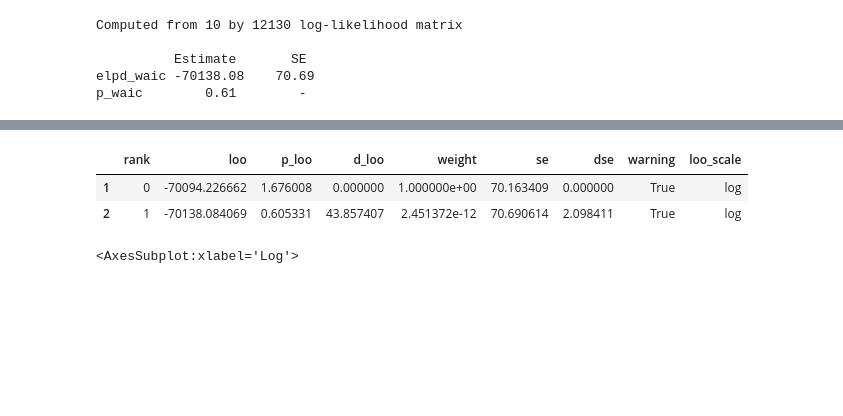
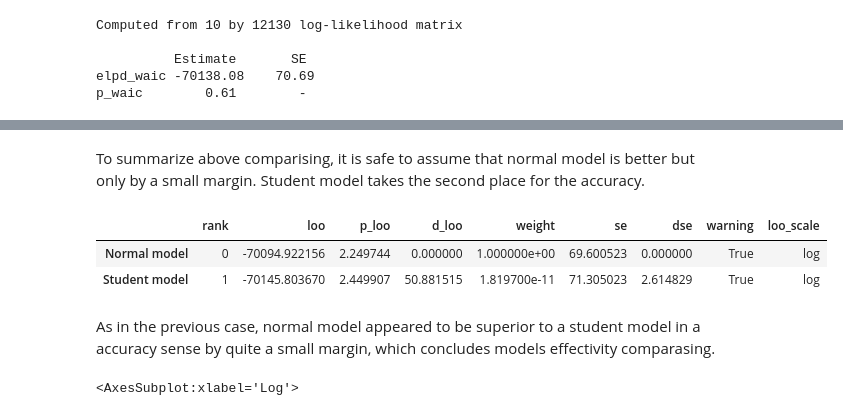
Before and after one commit to mck1303/DA_Project, a Jupyter notebook: DA.ipynb, the cells around one changed output, grey strips where cells are left out. Drawn from its saved outputs; the diff is of its cells as text; code cells hidden in the pictures; blank space fills up the shorter version.

```diff
--- a/DA.ipynb
+++ b/DA.ipynb
@@ -336,13 +454,17 @@ p_waic        0.61        -
+# %% [markdown]
+To summarize above comparising, it is safe to assume that normal model is better but only by a small margin. Student model takes the second place for the accuracy.
 # %%
 com1=az.from_cmdstanpy(m2)
 com2=az.from_cmdstanpy(m4)
 
-w53=az.compare({"1":com1,"2":com2})
+w53=az.compare({"Normal model":com1,"Student model":com2})
 w53
 # %% [output]
 |  | rank | loo | p_loo | d_loo | weight | se | dse | warning | loo_scale |
-| 1 | 0 | -70094.226662 | 1.676008 | 0.000000 | 1.000000e+00 | 70.163409 | 0.000000 | True | log |
-| 2 | 1 | -70138.084069 | 0.605331 | 43.857407 | 2.451372e-12 | 70.690614 | 2.098411 | True | log |
+| Normal model | 0 | -70094.922156 | 2.249744 | 0.000000 | 1.000000e+00 | 69.600523 | 0.000000 | True | log |
+| Student model | 1 | -70145.803670 | 2.449907 | 50.881515 | 1.819700e-11 | 71.305023 | 2.614829 | True | log |
+# %% [markdown]
+As in the previous case, normal model appeared to be superior to a student model in a accuracy sense by quite a small margin, which concludes models effectivity comparasing.
 # %%
 az.plot_compare(w53)
 # %% [output]
```
Also changed, not shown: parts of 34 cells of this notebook.
